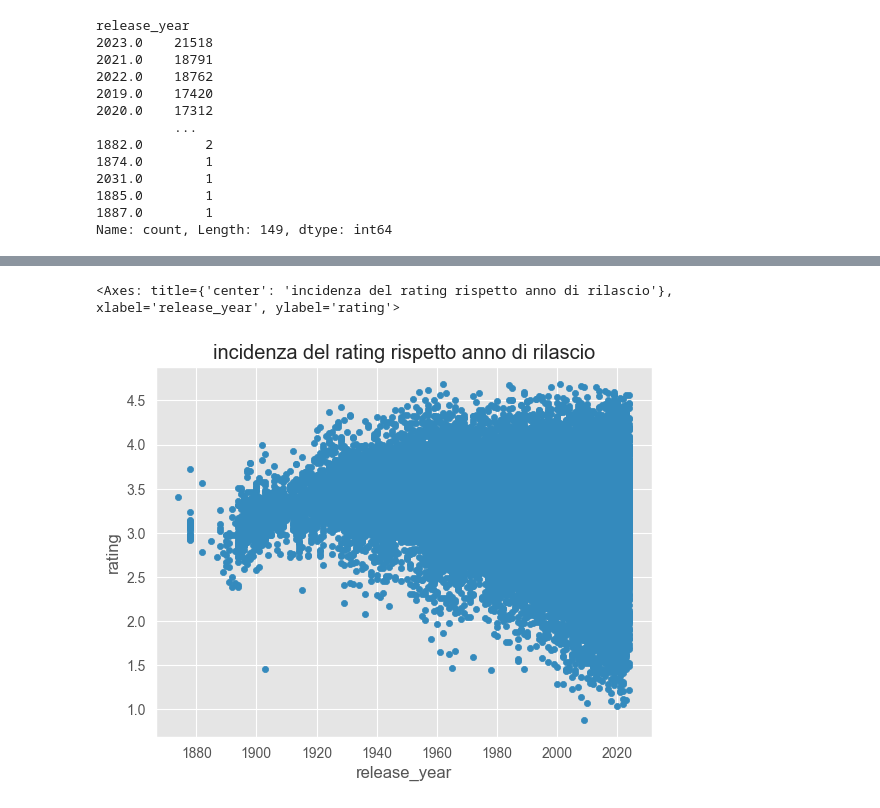
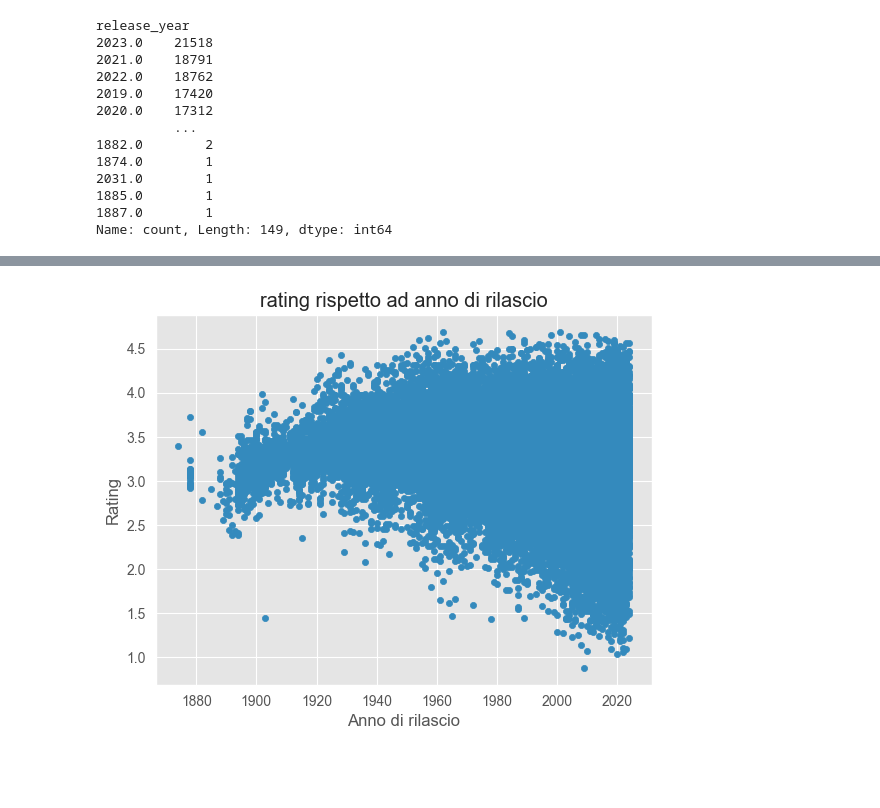
Before and after one commit to Matt1aLibera/Prog_IUM_TWEB, a Jupyter notebook: solutions/IUM/MattiaLiberatoreIUMSolution.ipynb, the cells around one changed output, grey strips where cells are left out. Drawn from its saved outputs; the diff is of its cells as text; code cells hidden in the pictures; blank space fills up the shorter version.

```diff
--- a/solutions/IUM/MattiaLiberatoreIUMSolution.ipynb
+++ b/solutions/IUM/MattiaLiberatoreIUMSolution.ipynb
@@ -277,6 +320,8 @@ Text(0, 0.5, 'Numero di film')
 [figure]
 # %%
-df.plot(kind='scatter', x='release_year', y='rating', title='incidenza del rating rispetto anno di rilascio')
+ax = df.plot(kind='scatter', x='release_year', y='rating', title='rating rispetto ad anno di rilascio')
+ax.set_xlabel('Anno di rilascio')
+ax.set_ylabel('Rating')
+plt.show()
 # %% [output]
-<Axes: title={'center': 'incidenza del rating rispetto anno di rilascio'}, xlabel='release_year', ylabel='rating'>
-[figure, old version]
+[figure, new version]
```
Also changed, not shown: parts of 15 cells of this notebook, 1 other file.
